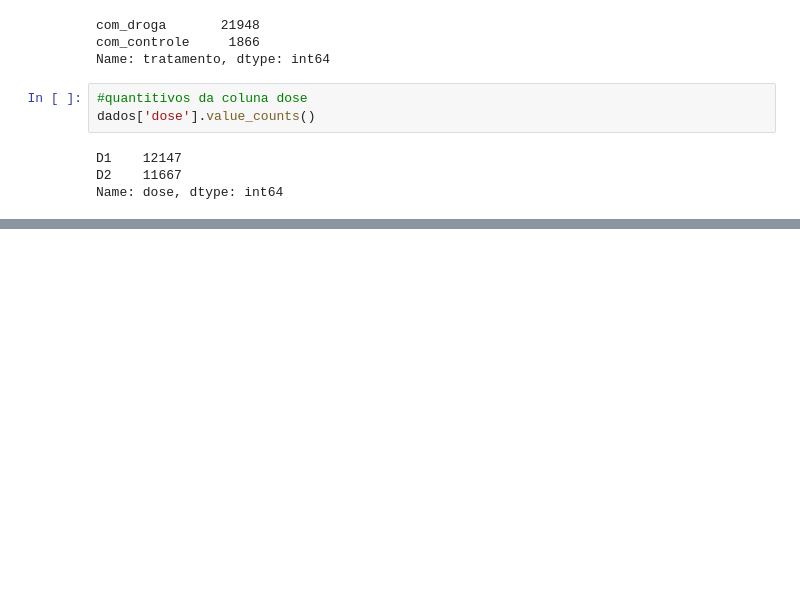
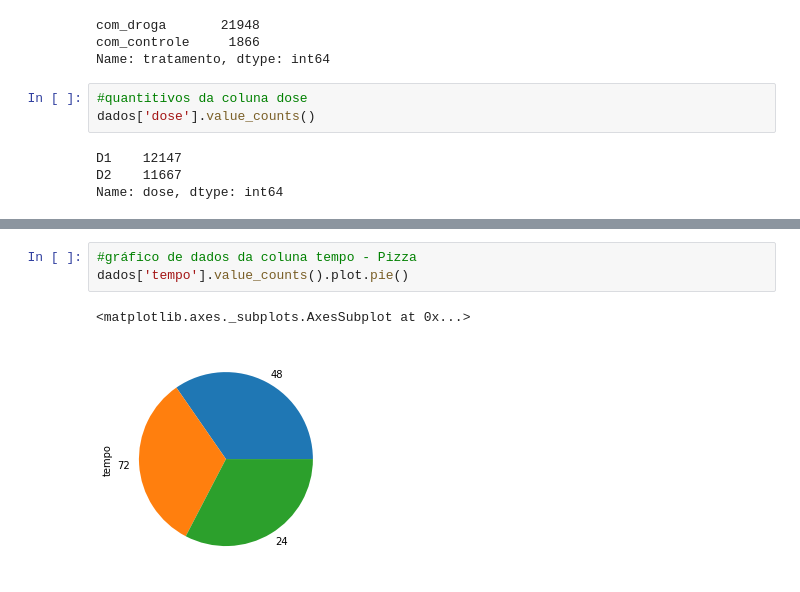
Before and after one commit to isaniolopes/imersao_dados, a Jupyter notebook: Alura.ipynb, the cells around one changed output, grey strips where cells are left out. Saved outputs shown, nothing was run; the diff lists cells and outputs as text; blank space fills up the shorter version.

```diff
--- a/Alura.ipynb
+++ b/Alura.ipynb
@@ -100,0 +121,6 @@ Name: dose, dtype: int64
+# %%
+#gráfico de dados da coluna tempo - Pizza
+dados['tempo'].value_counts().plot.pie()
+# %% [output]
+<matplotlib.axes._subplots.AxesSubplot at 0x...>
+[figure, added]
```
Also changed, not shown: parts of 4 cells of this notebook.
